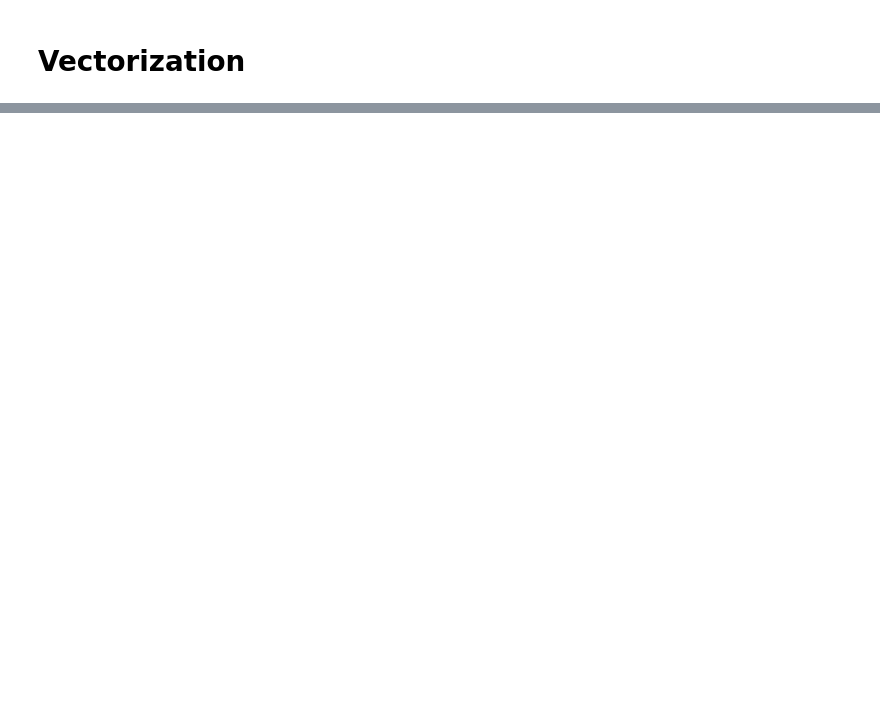
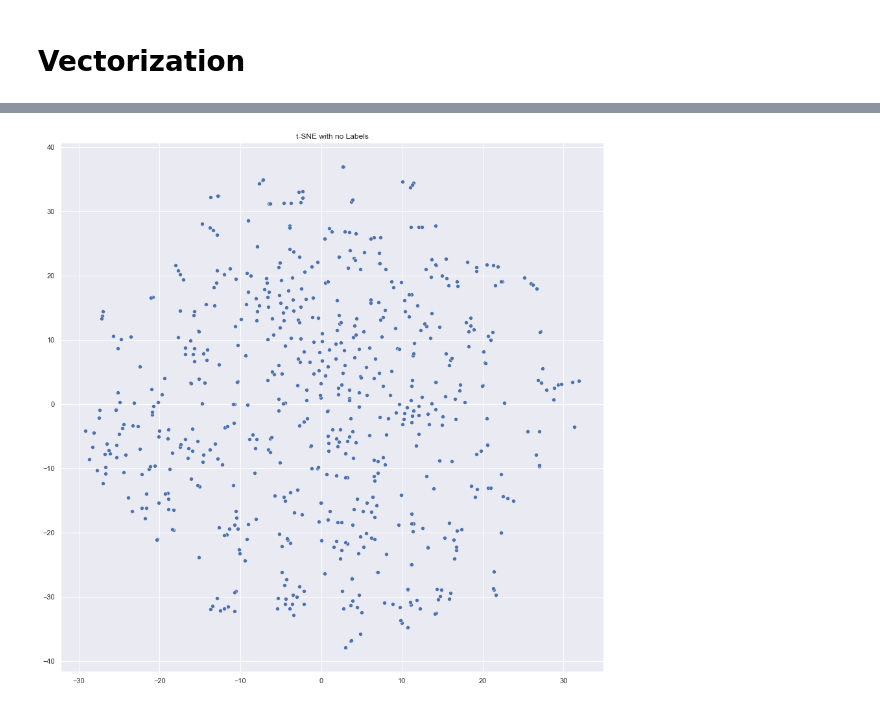
Before and after one commit to pchevarier/filrougeml22, a Jupyter notebook: ML/exploration.ipynb, the cells around one changed output, grey strips where cells are left out. Saved outputs shown, nothing was run; the diff lists cells and outputs as text; code cells hidden in the pictures; blank space fills up the shorter version.

```diff
--- a/ML/exploration.ipynb
+++ b/ML/exploration.ipynb
@@ -221,0 +288,5 @@ ValueError: empty vocabulary; perhaps the documents only contain stop words
+# %%
+from sklearn.manifold import TSNE
+
+tsne = TSNE(verbose=1, perplexity=50)  # Changed perplexity from 100 to 50 per FAQ
+X_embedded = tsne.fit_transform(X.toarray())
@@ -221,0 +301,17 @@ ValueError: empty vocabulary; perhaps the documents only contain stop words
+# %%
+from matplotlib import pyplot as plt
+import seaborn as sns
+
+# sns settings
+sns.set(rc={'figure.figsize':(15,15)})
+
+# colors
+palette = sns.color_palette("bright", 1)
+
+# plot
+sns.scatterplot(X_embedded[:,0], X_embedded[:,1], palette=palette)
+plt.title('t-SNE with no Labels')
+plt.savefig("t-sne_covid19.png")
+plt.show()
+# %% [output]
+[figure, added]
```
Also changed, not shown: parts of 54 cells of this notebook, 1 other file.
